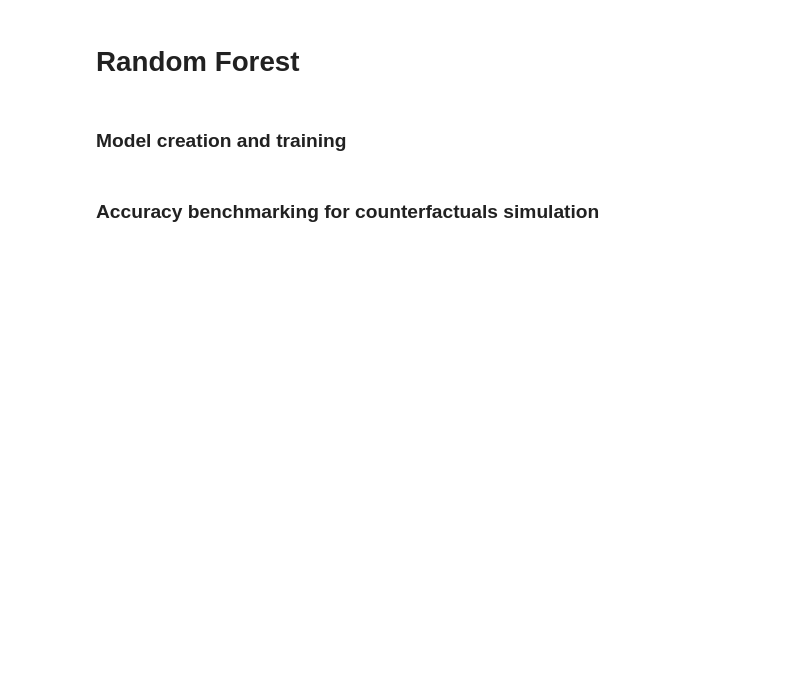
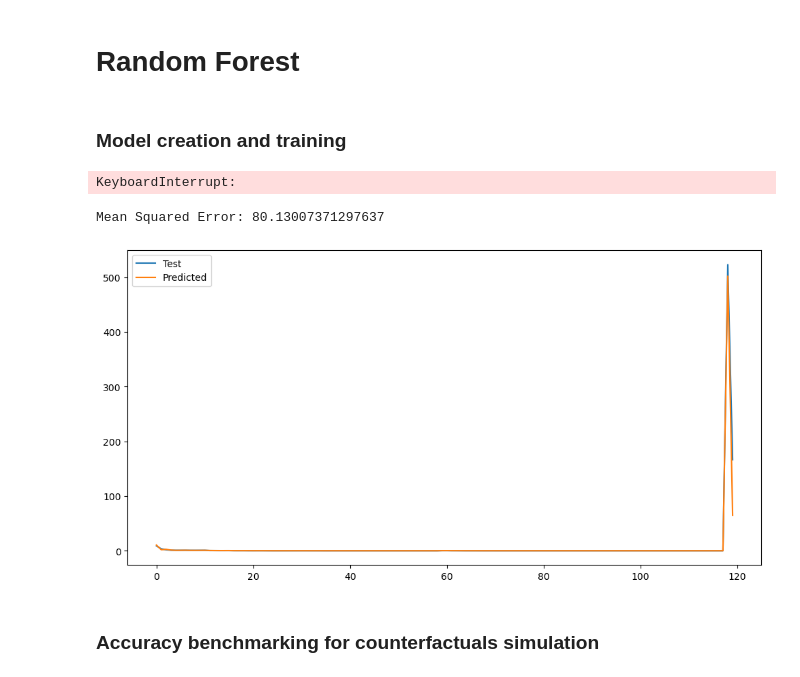
Before and after one commit to dormoyi/Cancer_Optimal_Treatment_Policy, a Jupyter notebook: tabular_method.ipynb, the cells around one changed output. Drawn from its saved outputs; the diff is of its cells as text; code cells hidden in the pictures; blank space fills up the shorter version.

```diff
--- a/tabular_method.ipynb
+++ b/tabular_method.ipynb
@@ -47,34 +56,40 @@ print(patient_type.shape)
 # %% [markdown]
 ### Model creation and training
 # %%
-# # preprocess each one of the series and concatenate those to the global dataframe
+# preprocess each one of the series and concatenate those to the global dataframe
 
-# data_train = pd.DataFrame(columns=['cancer_volume', 'chemo_dosage', 'radio_dosage', 'patient_type'])
+data_train = pd.DataFrame(columns=['cancer_volume', 'chemo_application', 'radio_application', 'patient_type'])
 
-# for i in range(cancer_volume.shape[0]):
-#     sub_df = pd.DataFrame(columns=['cancer_volume', 'chemo_dosage', 'radio_dosage', 'patient_type'])
-#     sub_df['cancer_volume'] = cancer_volume[i]
-#     sub_df['chemo_dosage'] = chemo_dosage[i]
-#     sub_df['radio_dosage'] = radiation_dosage[i]
-#     sub_df['patient_type'] = patient_type[i]
-#     sub_df['cancer_lag_1'] = sub_df['cancer_volume'].shift(1)
-#     sub_df.dropna(inplace=True)
-#     data_train = data_train.append(sub_df)
+for i in range(cancer_volume.shape[0]):
+    sub_df = pd.DataFrame(columns=['cancer_volume', 'chemo_application', 'radio_application', 'patient_type'])
+    sub_df['cancer_volume'] = cancer_volume[i]
+    sub_df['chemo_application'] = chemo_application[i]
+    sub_df['radio_application'] = radiation_application[i]
+    sub_df['patient_type'] = patient_type[i]
+    sub_df['cancer_lag_1'] = sub_df['cancer_volume'].shift(1)
+    sub_df['chemo_application'] = sub_df['chemo_application'].shift(1)
+    sub_df['radio_application'] = sub_df['radio_application'].shift(1)
+    sub_df.dropna(inplace=True)
+    data_train = data_train.append(sub_df)
 
-# data_test = pd.DataFrame(columns=['cancer_volume', 'chemo_dosage', 'radio_dosage', 'patient_type'])
+data_test = pd.DataFrame(columns=['cancer_volume', 'chemo_application', 'radio_application', 'patient_type'])
 
-# for i in range(results['test_data_factuals']['cancer_volume'].shape[0]):
-#     sub_df = pd.DataFrame(columns=['cancer_volume', 'chemo_dosage', 'radio_dosage', 'patient_type'])
-#     sub_df['cancer_volume'] = results['test_data_factuals']['cancer_volume'][i]
-#     sub_df['chemo_dosage'] = results['test_data_factuals']['chemo_dosage'][i]
-#     sub_df['radio_dosage'] = results['test_data_factuals']['radio_dosage'][i]
-#     sub_df['patient_type'] = results['test_data_factuals']['patient_types'][i]
-#     sub_df['cancer_lag_1'] = sub_df['cancer_volume'].shift(1)
-#     sub_df.dropna(inplace=True)
-#     data_test = data_test.append(sub_df)
+for i in range(results['test_data_factuals']['cancer_volume'].shape[0]):
+    sub_df = pd.DataFrame(columns=['cancer_volume', 'chemo_application', 'radio_application', 'patient_type'])
+    sub_df['cancer_volume'] = results['test_data_factuals']['cancer_volume'][i]
+    sub_df['chemo_application'] = results['test_data_factuals']['chemo_application'][i]
+    sub_df['radio_application'] = results['test_data_factuals']['radio_application'][i]
+    sub_df['patient_type'] = results['test_data_factuals']['patient_types'][i]
+    sub_df['cancer_lag_1'] = sub_df['cancer_volume'].shift(1)
+    sub_df['chemo_application'] = sub_df['chemo_application'].shift(1)
+    sub_df['radio_application'] = sub_df['radio_application'].shift(1)
+    sub_df.dropna(inplace=True)
+    data_test = data_test.append(sub_df)
 
-# data_train.to_csv('data_train.csv', index=False)
-# data_test.to_csv('data_test.csv', index=False)
+data_train.to_csv('data_train.csv', index=False)
+data_test.to_csv('data_test.csv', index=False)
+# %% [output]
+KeyboardInterrupt:
 # %%
 data_train = pd.read_csv('data_train.csv')
 data_test = pd.read_csv('data_test.csv')
@@ -83,33 +98,36 @@ import pandas as pd
 from sklearn.ensemble import RandomForestRegressor
 from sklearn.model_selection import train_test_split
 from sklearn.metrics import mean_squared_error
 import matplotlib.pyplot as plt
 
 lags = 1
 
 # Define features and target variable
-features = ['chemo_dosage', 'radio_dosage'] + [f'cancer_lag_{i}' for i in range(1, lags + 1)]
+features = ['chemo_application', 'radio_application'] + [f'cancer_lag_{i}' for i in range(1, lags + 1)]
 target = 'cancer_volume'
 
 X_train, y_train = data_train[features], data_train[target]
 X_test, y_test = data_test[features], data_test[target]
 
 # Create and train the RandomForestRegressor
 rf_model = RandomForestRegressor(n_estimators=100, random_state=42)
 rf_model.fit(X_train, y_train)
 
 # Predict the next values using the test set
 y_pred = rf_model.predict(X_test)
 
 # Calculate Mean Squared Error
 mse = mean_squared_error(y_test, y_pred)
 print(f'Mean Squared Error: {mse}')
 
 # Plot the results
 plt.figure(figsize=(12, 6))
 plt.plot(y_test[:120], label='Test')
 plt.plot(y_pred[:120], label='Predicted')
 plt.legend()
 plt.show()
+# %% [output]
+Mean Squared Error: 80.13007371297637
+[figure, added]
 # %% [markdown]
 ### Accuracy benchmarking for counterfactuals simulation
```
Also changed, not shown: parts of 21 cells of this notebook, 28 other files.
